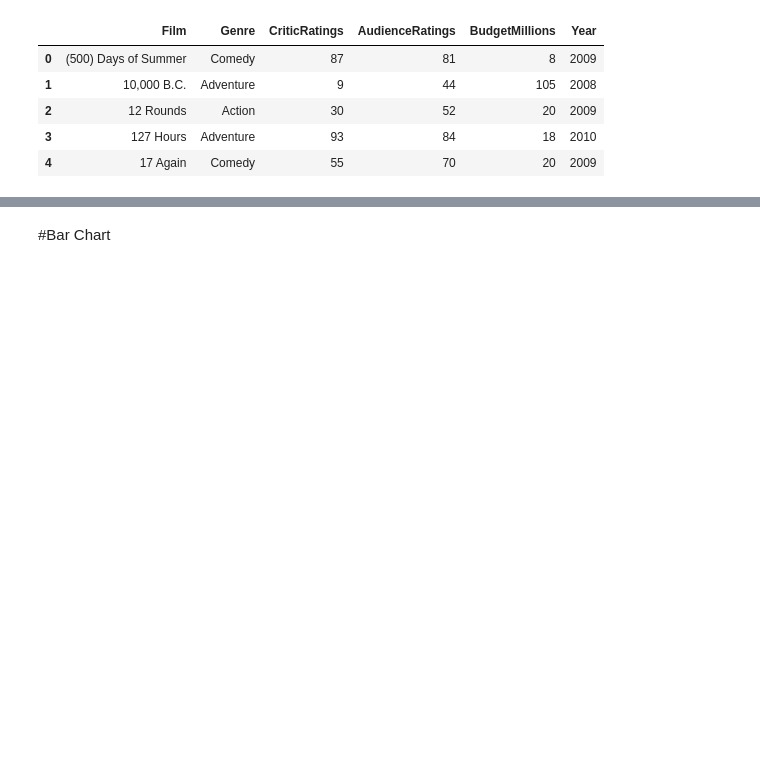
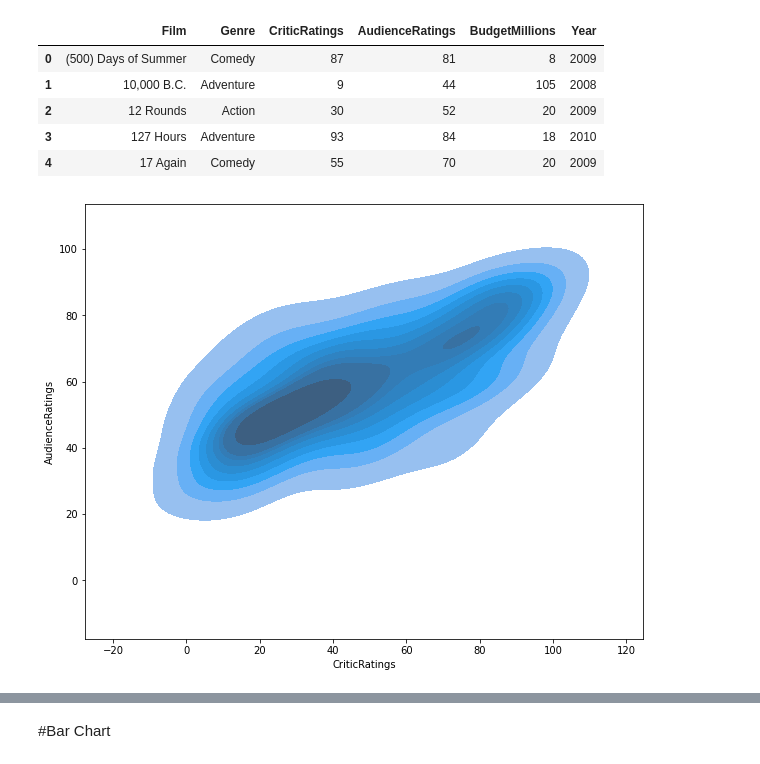
Before and after one commit to Leandro-Oak/PYTHON, a Jupyter notebook: Visualization_Udemy.ipynb, the cells around one changed output, grey strips where cells are left out. Saved outputs shown, nothing was run; the diff lists cells and outputs as text; code cells hidden in the pictures; blank space fills up the shorter version.

```diff
--- a/Visualization_Udemy.ipynb
+++ b/Visualization_Udemy.ipynb
@@ -320,3 +320,10 @@ movies.head()
 | 2 | 12 Rounds | Action | 30 | 52 | 20 | 2009 |
 | 3 | 127 Hours | Adventure | 93 | 84 | 18 | 2010 |
 | 4 | 17 Again | Comedy | 55 | 70 | 20 | 2009 |
+# %%
+#Same idea of a ScatterPlot but show the density of the data
+
+
+k1 = sns.kdeplot(movies['CriticRatings'],movies['AudienceRatings'], shade=True)
+# %% [output]
+[figure, added]
```
Also changed, not shown: parts of 3 cells of this notebook.
